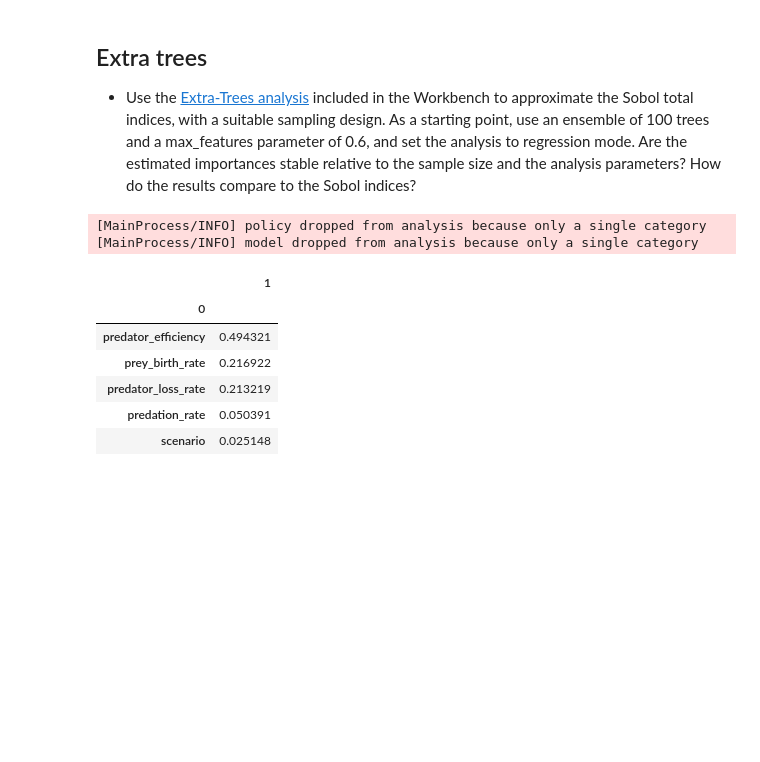
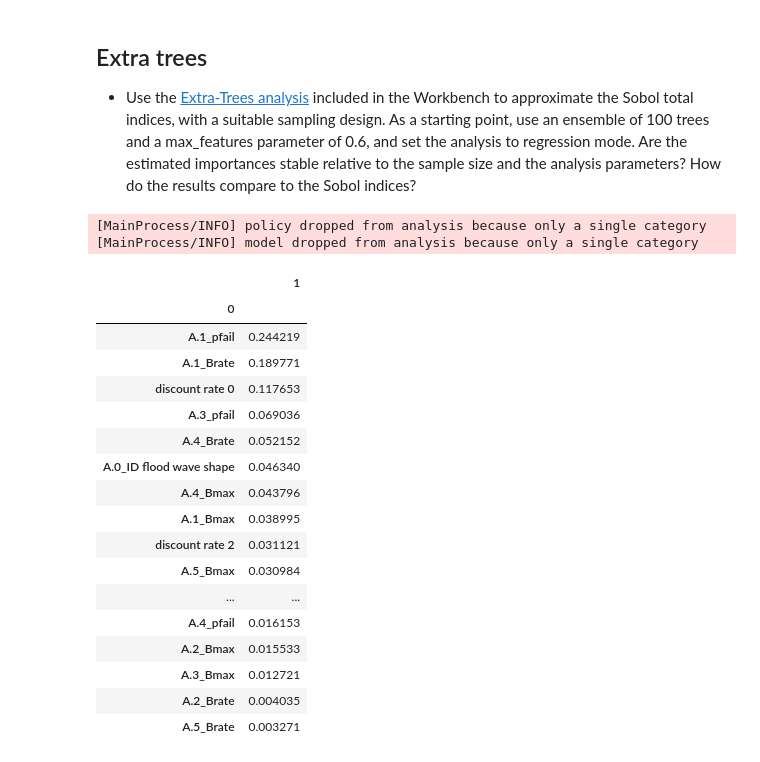
Before and after one commit to LudovicaBindi/MBDM-Final_Project, a Jupyter notebook: assignment 6 - with dike model.ipynb, the cells around one changed output. Cells and saved outputs as stored; diff of their text form; code cells hidden in the pictures; blank space fills up the shorter version.

```diff
--- a/assignment 6 - with dike model.ipynb
+++ b/assignment 6 - with dike model.ipynb
@@ -82,3 +37,8 @@ py_model.outcomes = outcomes
+# %%
+# setting up the model as usual
+ema_logging.log_to_stderr(ema_logging.INFO)
+
+dike_model, planning_steps = get_model_for_problem_formulation(0)
 # %% [markdown]
 * Sensitivity analysis often focuses on the final values of an outcome at the end of the simulation. However, we can also look at metrics that give us additional information about the behavior of the model over time. Using the statsmodel library and an appropriate sampling design, fit a linear regression model for each of the following indicators. What can we conclude about the behavior of the model, and about the importance of the different inputs?
 
@@ -207,0 +154,5 @@ predator_loss_rate prey_birth_rate -0.007227 0.060187
+# %%
+n_exp = 5
+
+experiments_sobol, outcomes_sobol = perform_experiments(dike_model, scenarios=n_exp,
+                                                        uncertainty_sampling=Samplers.SOBOL)
@@ -255,14 +265,27 @@ prey_std_sobol = np.std(outcomes_sobol['prey'][:,0,:],axis=1)
+# %%
+costs_sobol = outcomes_sobol['All Costs']
 # %%
-scores = feature_scoring.get_ex_feature_scores(experiments_sobol, prey_final_sobol,
+scores = feature_scoring.get_ex_feature_scores(experiments_sobol, costs_sobol,
                                       max_features=0.6, mode=RuleInductionType.REGRESSION)[0]
 scores
 # %% [output]
 [MainProcess/INFO] policy dropped from analysis because only a single category
 [MainProcess/INFO] model dropped from analysis because only a single category
 |  | 1 |
 | 0 |  |
-| predator_efficiency | 0.494321 |
-| prey_birth_rate | 0.216922 |
-| predator_loss_rate | 0.213219 |
-| predation_rate | 0.050391 |
-| scenario | 0.025148 |
+| A.1_pfail | 0.244219 |
+| A.1_Brate | 0.189771 |
+| discount rate 0 | 0.117653 |
+| A.3_pfail | 0.069036 |
+| A.4_Brate | 0.052152 |
+| A.0_ID flood wave shape | 0.046340 |
+| A.4_Bmax | 0.043796 |
+| A.1_Bmax | 0.038995 |
+| discount rate 2 | 0.031121 |
+| A.5_Bmax | 0.030984 |
+| ... | ... |
+| A.4_pfail | 0.016153 |
+| A.2_Bmax | 0.015533 |
+| A.3_Bmax | 0.012721 |
+| A.2_Brate | 0.004035 |
+| A.5_Brate | 0.003271 |
```
Also changed, not shown: parts of 27 cells of this notebook, 1 other file.
